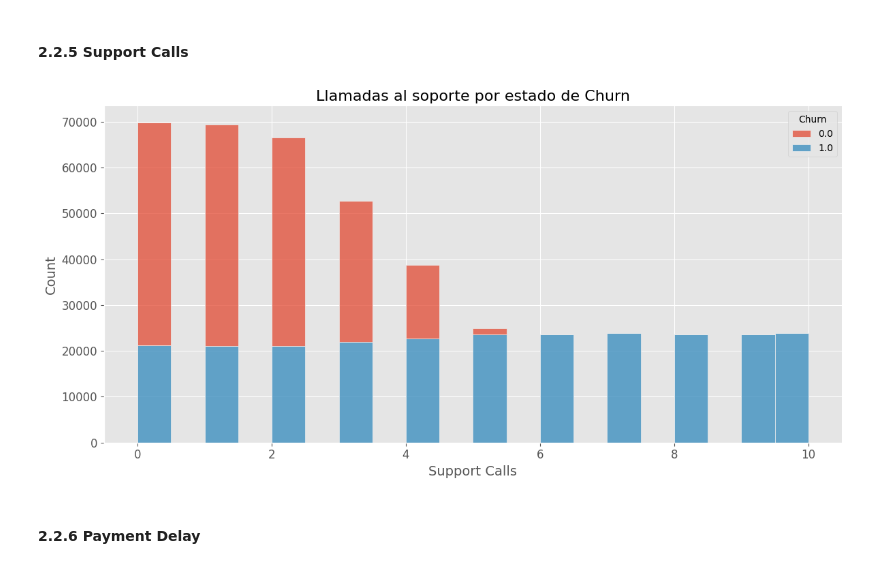
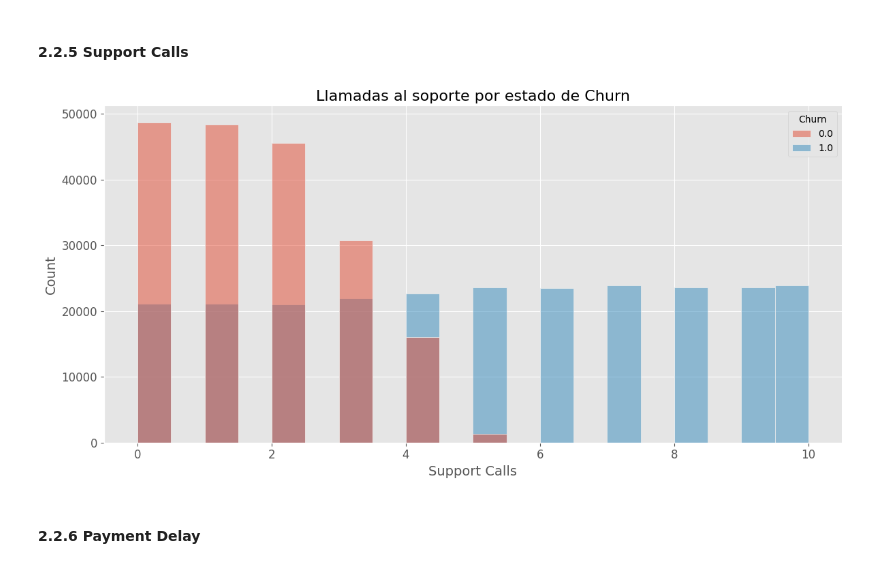
Before and after one commit to cacelass/tasa_churn, a Jupyter notebook: notebooks/0-1-Alejandro Cancelas Chapela-ProcesamientoDatos.ipynb, the cells around one changed output. Cells and saved outputs as stored; diff of their text form; code cells hidden in the pictures.

```diff
--- a/notebooks/0-1-Alejandro Cancelas Chapela-ProcesamientoDatos.ipynb
+++ b/notebooks/0-1-Alejandro Cancelas Chapela-ProcesamientoDatos.ipynb
@@ -316,27 +317,27 @@ plt.show()
 # %%
 fig, ax = plt.subplots(figsize=(12,6))
 
 sns.histplot(
     data=df_train,
     x='Support Calls',
     hue='Churn',
     bins=20,
-    multiple='stack',   # o 'layer' si prefieres superposición
+    multiple='layer',   # o 'layer' si prefieres superposición
     kde=False,
     ax=ax
 )
 
 ax.set_xlabel('Support Calls', fontsize=14)
 ax.set_ylabel('Count', fontsize=14)
 ax.set_title('Llamadas al soporte por estado de Churn', fontsize=16)
 ax.tick_params(axis='x', labelsize=12)
 ax.tick_params(axis='y', labelsize=12)
 
 sns.despine()
 plt.tight_layout()
 plt.show()
 # %% [output]
-[figure, old version]
+[figure, new version]
 # %% [markdown]
 #### 2.2.6 Payment Delay
 # %%
```
Also changed, not shown: parts of 5 cells of this notebook.
